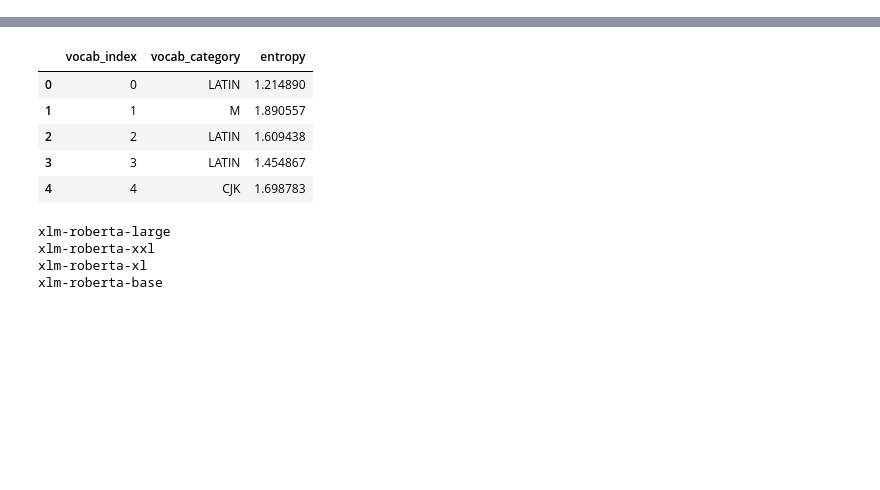
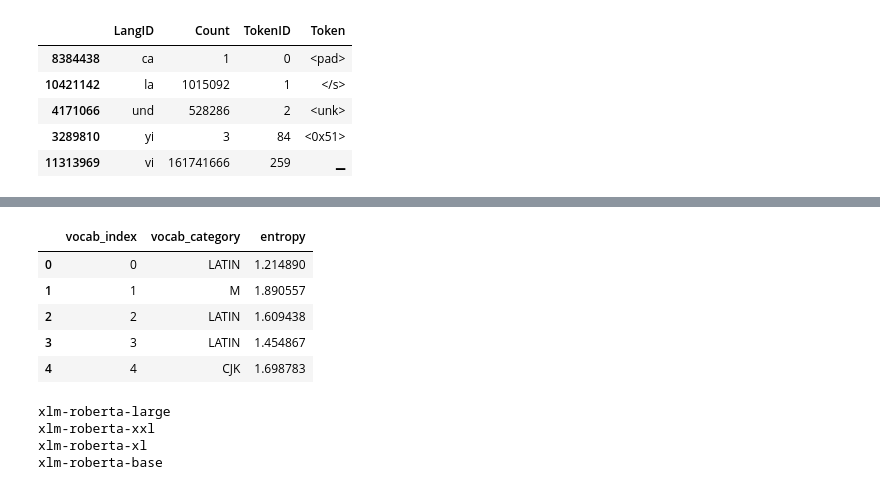
Before and after one commit to andreawwenyi/hyperpolyglot, a Jupyter notebook: playground.ipynb, the cells around one changed output, grey strips where cells are left out. Drawn from its saved outputs; the diff is of its cells as text; code cells hidden in the pictures; blank space fills up the shorter version.

```diff
--- a/playground.ipynb
+++ b/playground.ipynb
@@ -9,0 +46,2 @@ import seaborn as sns
+# %%
+lang = lang.iloc[lang.reset_index().groupby(['TokenID', 'Token'])['Count'].idxmax()]
@@ -9,0 +53,6 @@ import seaborn as sns
+# %%
+import json
+with open("/share/luxlab/andrea/models/vocab/m_x_u_mt5_vocab_lang.tsv", "w") as f:
+    f.write("TokenID\tToken\tLangID\n")
+    for r in lang.set_index("TokenID")[['Token', 'LangID']].reset_index().to_dict(orient='records'):
+        f.write(f"{r['TokenID']}\t{r['Token']}\t{r['LangID']}\n")
@@ -9,0 +71,9 @@ import seaborn as sns
+# %%
+lang.head()
+# %% [output]
+|  | LangID | Count | TokenID | Token |
+| 8384438 | ca | 1 | 0 | <pad> |
+| 10421142 | la | 1015092 | 1 | </s> |
+| 4171066 | und | 528286 | 2 | <unk> |
+| 3289810 | yi | 3 | 84 | <0x51> |
+| 11313969 | vi | 161741666 | 259 | ▁ |
```
Also changed, not shown: parts of 20 cells of this notebook.
